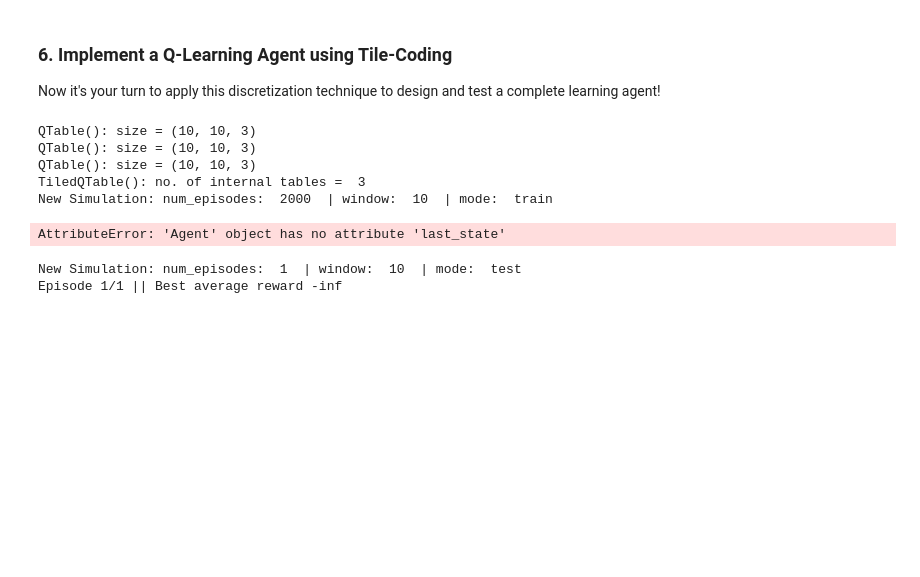
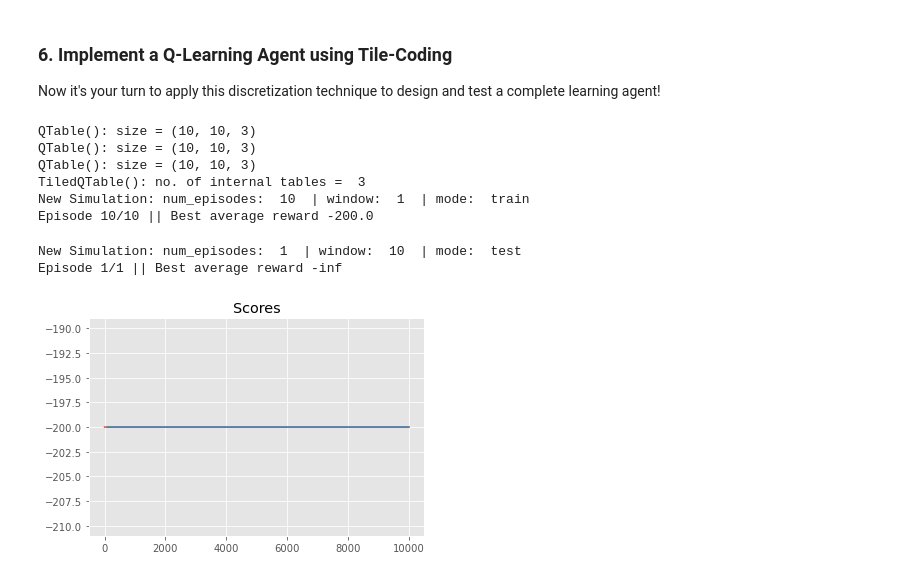
Before and after one commit to szemyd/deep-reinforcement-learning-nd, a Jupyter notebook: tile-coding/Tile_Coding.ipynb, the cells around one changed output. Drawn from its saved outputs; the diff is of its cells as text; code cells hidden in the pictures; blank space fills up the shorter version.

```diff
--- a/tile-coding/Tile_Coding.ipynb
+++ b/tile-coding/Tile_Coding.ipynb
@@ -516,7 +516,7 @@ class Agent:
 
     def reset_episode(self, state):
             self.last_state = state
-            self.last_action = action
+            self.last_action = np.argmax(self.get_s_a_values(state))
             self.epsilon = max(self.epsilon * self.eps_decay, self.eps_min)
             self.alpha = max(self.alpha * self.alpha_decay, self.alpha_min)
 # %%
@@ -556,17 +556,31 @@ tiling_specs = [(bins, -offset_pos),
 
 mode = 'train'
 agent = Agent(env, tiling_specs, mode)
-avg_rewards, best_avg_reward = monitor.interact(env, agent, 2000, 10, mode)
+avg_rewards, best_avg_reward = monitor.interact(env, agent, 10, 1, mode)
 # %% [output]
 QTable(): size = (10, 10, 3)
 QTable(): size = (10, 10, 3)
 QTable(): size = (10, 10, 3)
 TiledQTable(): no. of internal tables =  3
-New Simulation: num_episodes:  2000  | window:  10  | mode:  train
+New Simulation: num_episodes:  10  | window:  1  | mode:  train
+Episode 10/10 || Best average reward -200.0
-AttributeError: 'Agent' object has no attribute 'last_state'
 # %%
 mode = 'test'
-avg_rewards, best_avg_reward = monitor.interact(env, agent, 1, 10, mode)
+agent.change_mode(mode)
+avg_test_rewards, best_avg_test_reward = monitor.interact(env, agent, 1, 10, mode)
 # %% [output]
 New Simulation: num_episodes:  1  | window:  10  | mode:  test
 Episode 1/1 || Best average reward -inf
+# %%
+import pandas as pd
+
+def plot_scores(scores, rolling_window=100):
+    """Plot scores and optional rolling mean using specified window."""
+    plt.plot(scores); plt.title("Scores");
+    rolling_mean = pd.Series(scores).rolling(rolling_window).mean()
+    plt.plot(rolling_mean);
+    return rolling_mean
+
+rolling_mean = plot_scores(avg_rewards)
+# %% [output]
+[figure, added]
```
